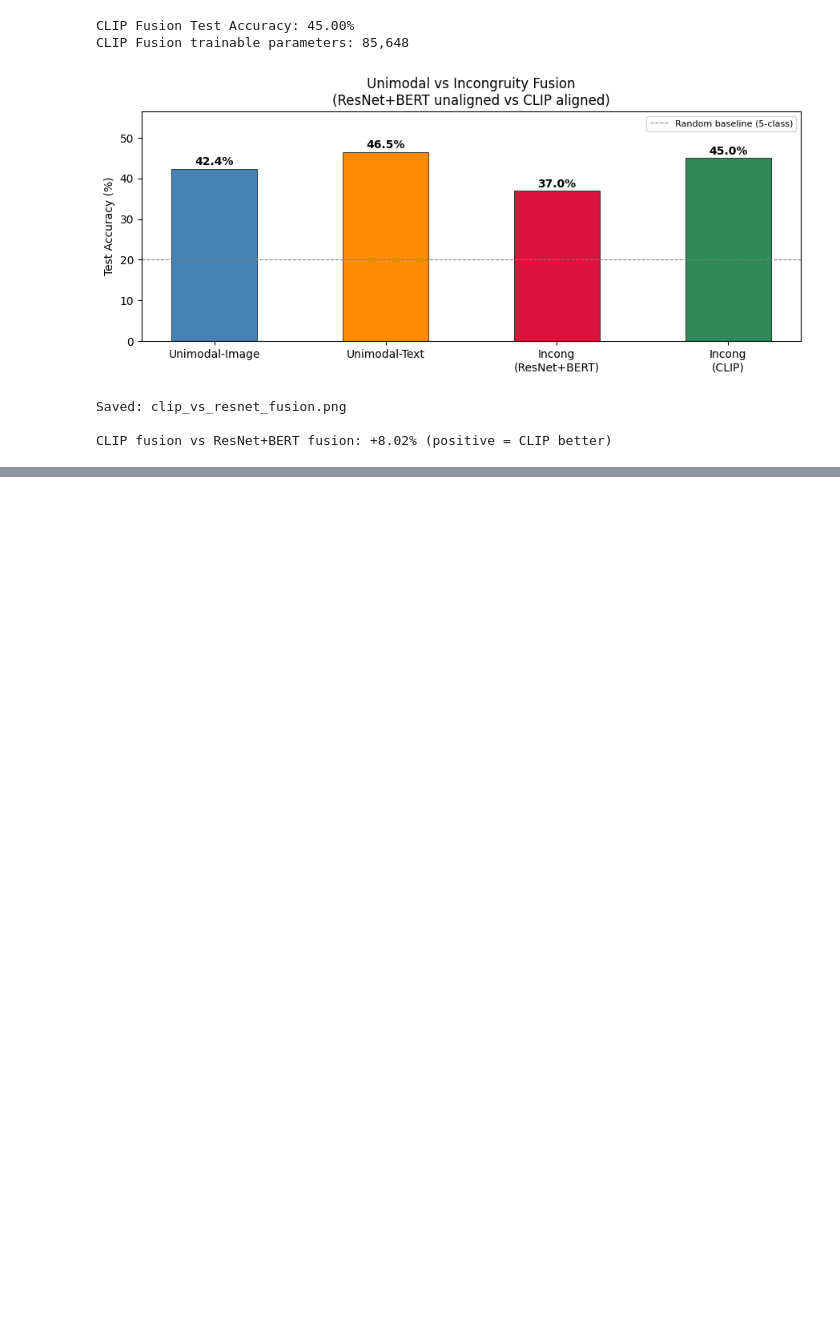
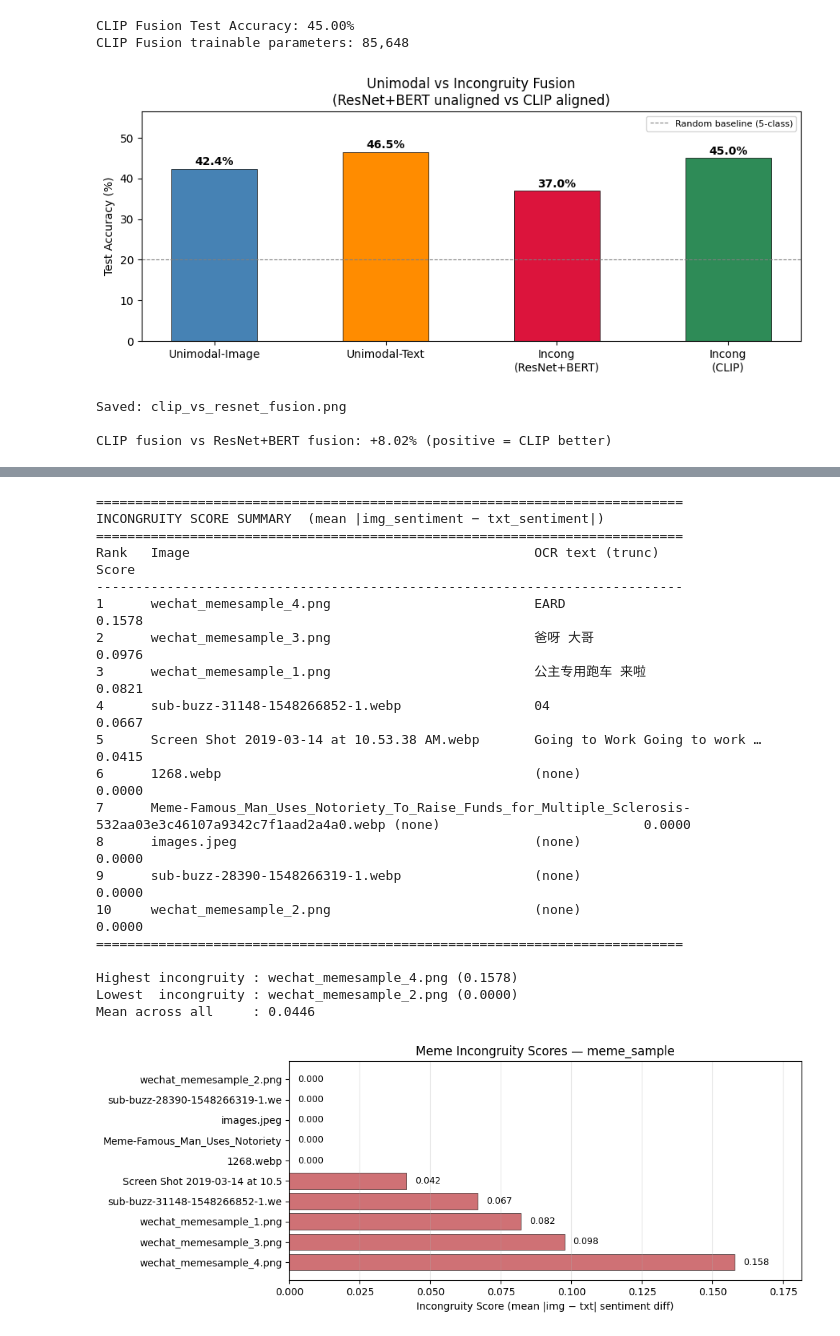
Before and after one commit to Emmmmmmaa/MMAI-MemeSonic, a Jupyter notebook: image-text-fusion/incongruity_aware_fusion.ipynb, the cells around one changed output, grey strips where cells are left out. Saved outputs shown, nothing was run; the diff lists cells and outputs as text; code cells hidden in the pictures; blank space fills up the shorter version.

```diff
--- a/image-text-fusion/incongruity_aware_fusion.ipynb
+++ b/image-text-fusion/incongruity_aware_fusion.ipynb
@@ -1426,0 +1748,54 @@ CLIP fusion vs ResNet+BERT fusion: +8.02% (positive = CLIP better)
+# %%
+# ── Incongruity Score Summary ─────────────────────────────────────────────────
+records_sorted = sorted(records, key=lambda r: r['incong_score'], reverse=True)
+
+print('=' * 75)
+print('INCONGRUITY SCORE SUMMARY  (mean |img_sentiment − txt_sentiment|)')
+print('=' * 75)
+print(f'{"Rank":<6} {"Image":<48} {"OCR text (trunc)":<30} {"Score":>7}')
+print('-' * 75)
+for rank, rec in enumerate(records_sorted, 1):
+    ocr_short = rec['ocr_text'][:28] + '…' if len(rec['ocr_text']) > 28 else rec['ocr_text']
+    ocr_short = ocr_short if ocr_short else '(none)'
+    print(f'{rank:<6} {rec["name"]:<48} {ocr_short:<30} {rec["incong_score"]:>7.4f}')
+print('=' * 75)
+print(f'\nHighest incongruity : {records_sorted[0]["name"]} ({records_sorted[0]["incong_score"]:.4f})')
+print(f'Lowest  incongruity : {records_sorted[-1]["name"]} ({records_sorted[-1]["incong_score"]:.4f})')
+print(f'Mean across all     : {np.mean([r["incong_score"] for r in records]):.4f}')
+
+# Bar chart summary
+fig, ax = plt.subplots(figsize=(10, 4))
+names  = [r['name'][:30] for r in records_sorted]
+scores = [r['incong_score'] for r in records_sorted]
+bars   = ax.barh(names, scores, color='#c44e52', alpha=0.8, edgecolor='black', linewidth=0.5)
+for bar, score in zip(bars, scores):
+    ax.text(bar.get_width() + 0.003, bar.get_y() + bar.get_height()/2,
+            f'{score:.3f}', va='center', fontsize=9)
+ax.set_xlabel('Incongruity Score (mean |img − txt| sentiment diff)')
+ax.set_title('Meme Incongruity Scores — meme_sample', fontsize=12)
+ax.set_xlim(0, max(scores) * 1.15)
+ax.grid(axis='x', alpha=0.3)
+plt.tight_layout()
+plt.show()
+# %% [output]
+===========================================================================
+INCONGRUITY SCORE SUMMARY  (mean |img_sentiment − txt_sentiment|)
+===========================================================================
+Rank   Image                                            OCR text (trunc)                 Score
+---------------------------------------------------------------------------
+1      wechat_memesample_4.png                          EARD                            0.1578
+2      wechat_memesample_3.png                          爸呀 大哥                           0.0976
+3      wechat_memesample_1.png                          公主专用跑车 来啦                       0.0821
+4      sub-buzz-31148-1548266852-1.webp                 04                              0.0667
+5      Screen Shot 2019-03-14 at 10.53.38 AM.webp       Going to Work Going to work …   0.0415
+6      1268.webp                                        (none)                          0.0000
+7      Meme-Famous_Man_Uses_Notoriety_To_Raise_Funds_for_Multiple_Sclerosis-532aa03e3c46107a9342c7f1aad2a4a0.webp (none)                          0.0000
+8      images.jpeg                                      (none)                          0.0000
+9      sub-buzz-28390-1548266319-1.webp                 (none)                          0.0000
+10     wechat_memesample_2.png                          (none)                          0.0000
+===========================================================================
+
+Highest incongruity : wechat_memesample_4.png (0.1578)
+Lowest  incongruity : wechat_memesample_2.png (0.0000)
+Mean across all     : 0.0446
+[figure, added]
```
Also changed, not shown: parts of 16 cells of this notebook, 4 other files.
